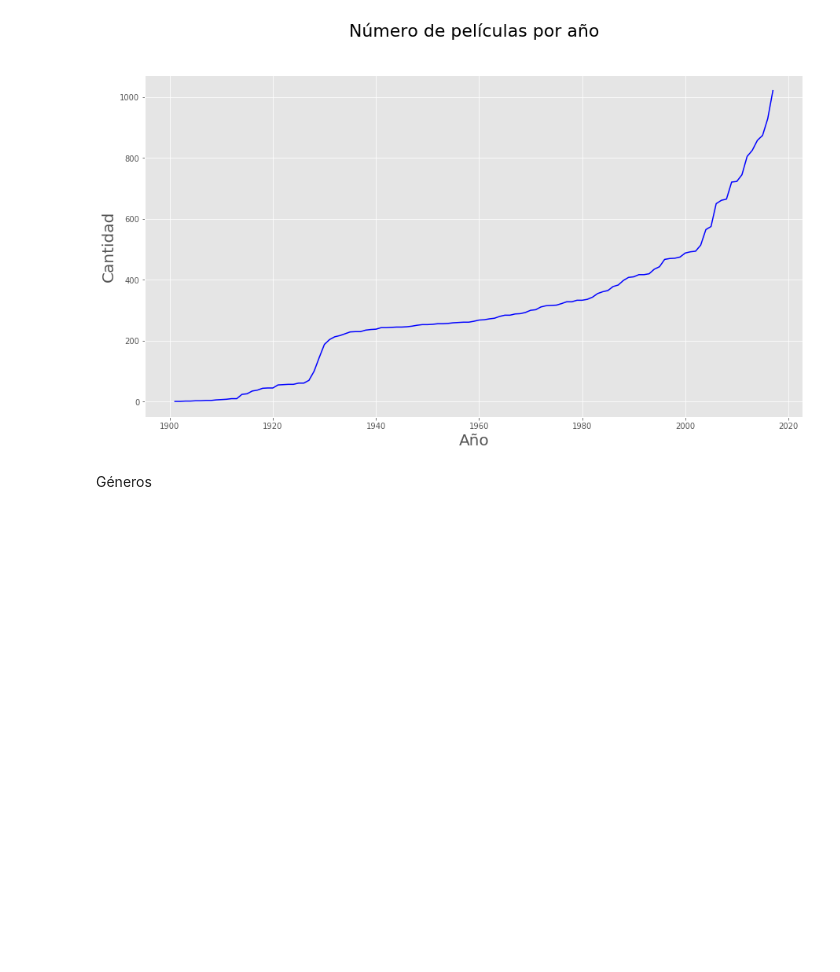
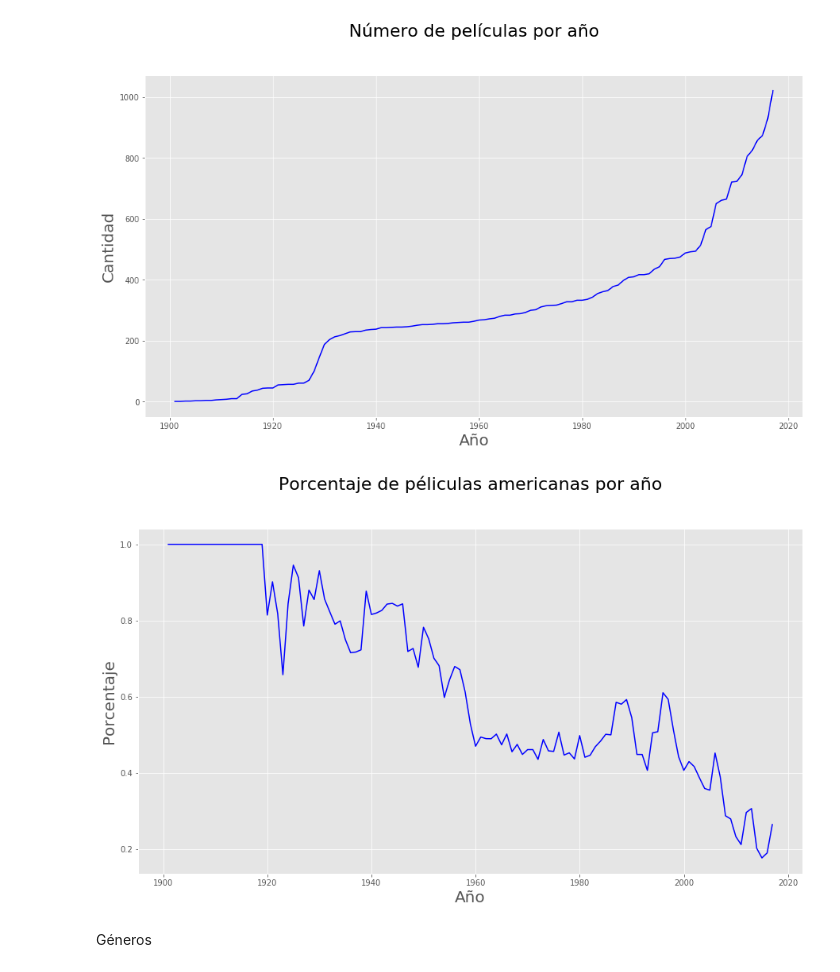
Before and after one commit to ricardoamata/Proyecto-ML, a Jupyter notebook: MoviePlots.ipynb, the cells around one changed output. Saved outputs shown, nothing was run; the diff lists cells and outputs as text; code cells hidden in the pictures; blank space fills up the shorter version.

```diff
--- a/MoviePlots.ipynb
+++ b/MoviePlots.ipynb
@@ -100,6 +121,19 @@ plt.ylabel('Cantidad', fontsize=20)
 ax = plt.plot(df['Release Year'].unique()[::-1], df['Release Year'].value_counts(), 'b-')
 # %% [output]
 [figure]
+# %%
+american_movies = df.query('Origin == "American"')['Release Year'].value_counts()
+anywhere_movies = df['Release Year'].value_counts()
+
+percentages = american_movies.divide(anywhere_movies)
+
+plt.figure(figsize=(15,8))
+plt.title('Porcentaje de péliculas americanas por año', fontsize=22, y=1.1)
+plt.xlabel('Año', fontsize=20)
+plt.ylabel('Porcentaje', fontsize=20)
+ax = plt.plot(df['Release Year'].unique()[::-1], percentages[::-1], 'b-')
+# %% [output]
+[figure, added]
 # %% [markdown]
 Géneros
 # %%
```
Also changed, not shown: parts of 29 cells of this notebook, 1 other file.
